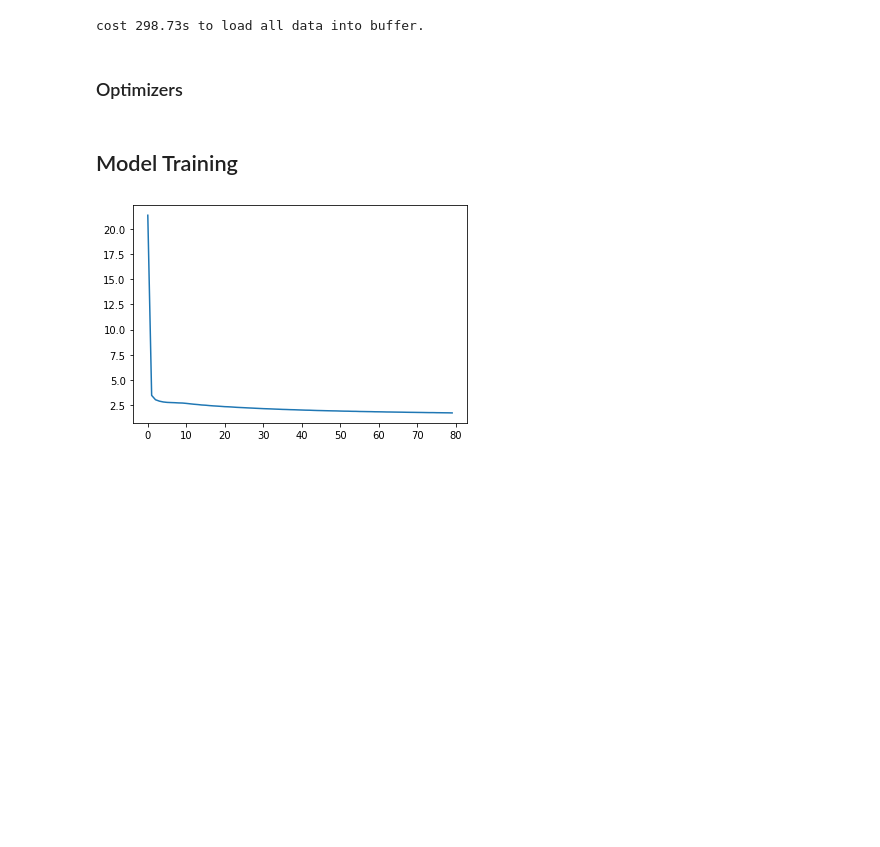
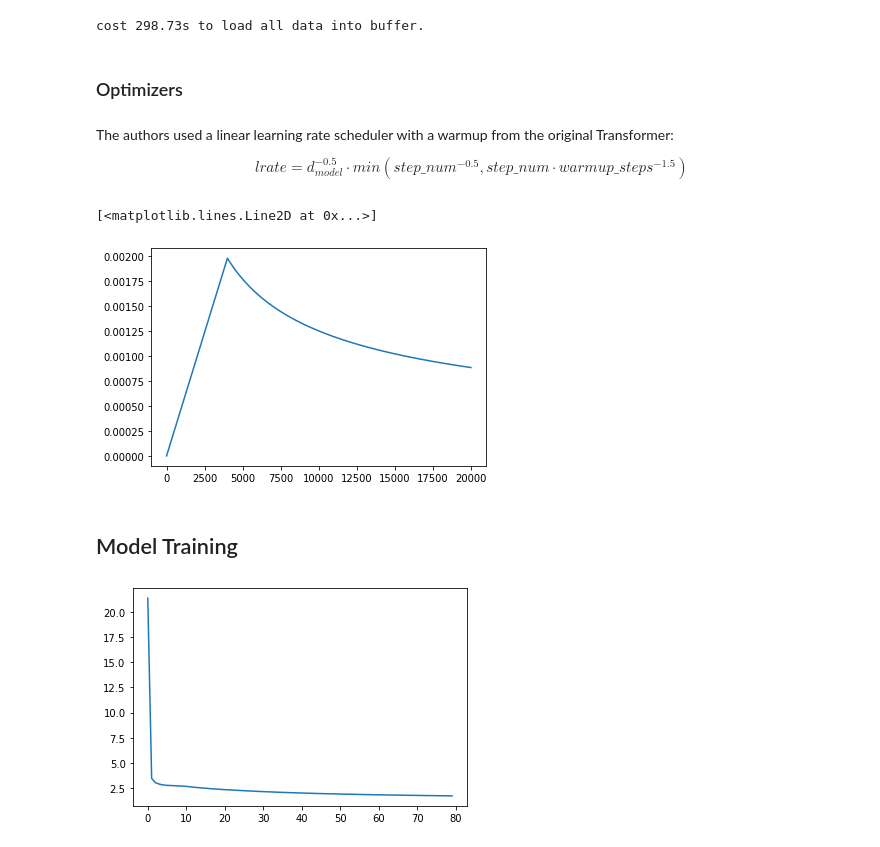
Before and after one commit to Aktsvigun/ml-2, a Jupyter notebook: intro_to_dl (1 module)/seminars/seminar_5.ipynb, the cells around one changed output. Saved outputs shown, nothing was run; the diff lists cells and outputs as text; code cells hidden in the pictures; blank space fills up the shorter version.

```diff
--- a/intro_to_dl (1 module)/seminars/seminar_5.ipynb
+++ b/intro_to_dl (1 module)/seminars/seminar_5.ipynb
@@ -579,6 +596,12 @@ training_loader = DataLoader(lj_dataset,
 model = FastSpeech(vocab_size=150).to(device)
 # %% [markdown]
 ### Optimizers
+# %% [markdown]
+The authors used a linear learning rate scheduler with a warmup from the original Transformer:
+
+$$
+lrate = d_{model}^{-0.5} \cdot min(step\_num^{-0.5}, step\_num \cdot warmup\_steps^{-1.5})
+$$
 # %%
 class Linear_lr_scheduler_with_warmup:
     "Optim wrapper that implements rate."
@@ -606,6 +629,16 @@ class Linear_lr_scheduler_with_warmup:
         return self.factor * \
             (self.model_size ** (-0.5) *
             min(step ** (-0.5), step * self.warmup ** (-1.5)))
+# %%
+import matplotlib.pyplot as plt
+
+test_optimizer = Linear_lr_scheduler_with_warmup(model_size=256, optimizer=None)
+rates = [test_optimizer.rate(step=i+1) for i in range(20000)]
+
+plt.plot(rates)
+# %% [output]
+[<matplotlib.lines.Line2D at 0x...>]
+[figure, added]
 # %%
 optimizer = torch.optim.Adam(model.parameters(),
                              betas=(0.9, 0.98),
```
Also changed, not shown: parts of 13 cells of this notebook.
